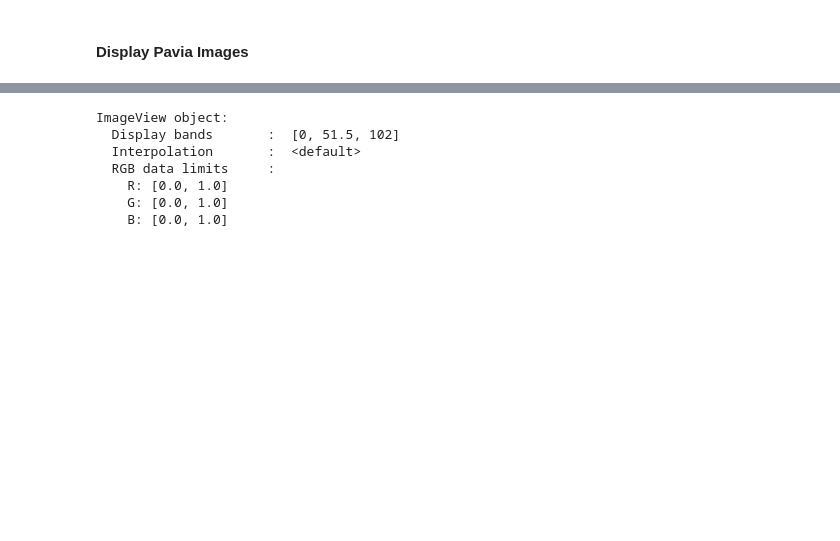
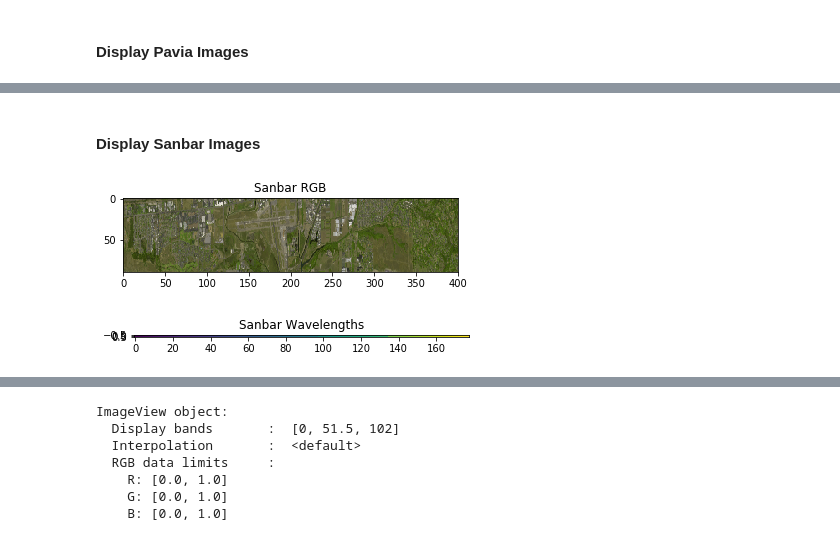
Before and after one commit to rachit-ranjan16/ImSegClust, a Jupyter notebook: Clustering 1 .ipynb, the cells around one changed output, grey strips where cells are left out. Cells and saved outputs as stored; diff of their text form; code cells hidden in the pictures; blank space fills up the shorter version.

Commit message:
updated clustering with display code

```diff
--- a/Clustering 1 .ipynb
+++ b/Clustering 1 .ipynb
@@ -49,0 +51,13 @@ plt.show()
+# %% [markdown]
+#### Display Sanbar Images
+# %%
+plt.figure(105)
+plt.title('Sanbar RGB')
+plt.imshow(sanbar['rgb'])
+plt.figure(106)
+plt.title('Sanbar Wavelengths')
+plt.imshow(sanbar['wavelengths'])
+plt.show()
+# %% [output]
+[figure, added]
+[figure, added]
```
Also changed, not shown: parts of 15 cells of this notebook, 1 other file.
